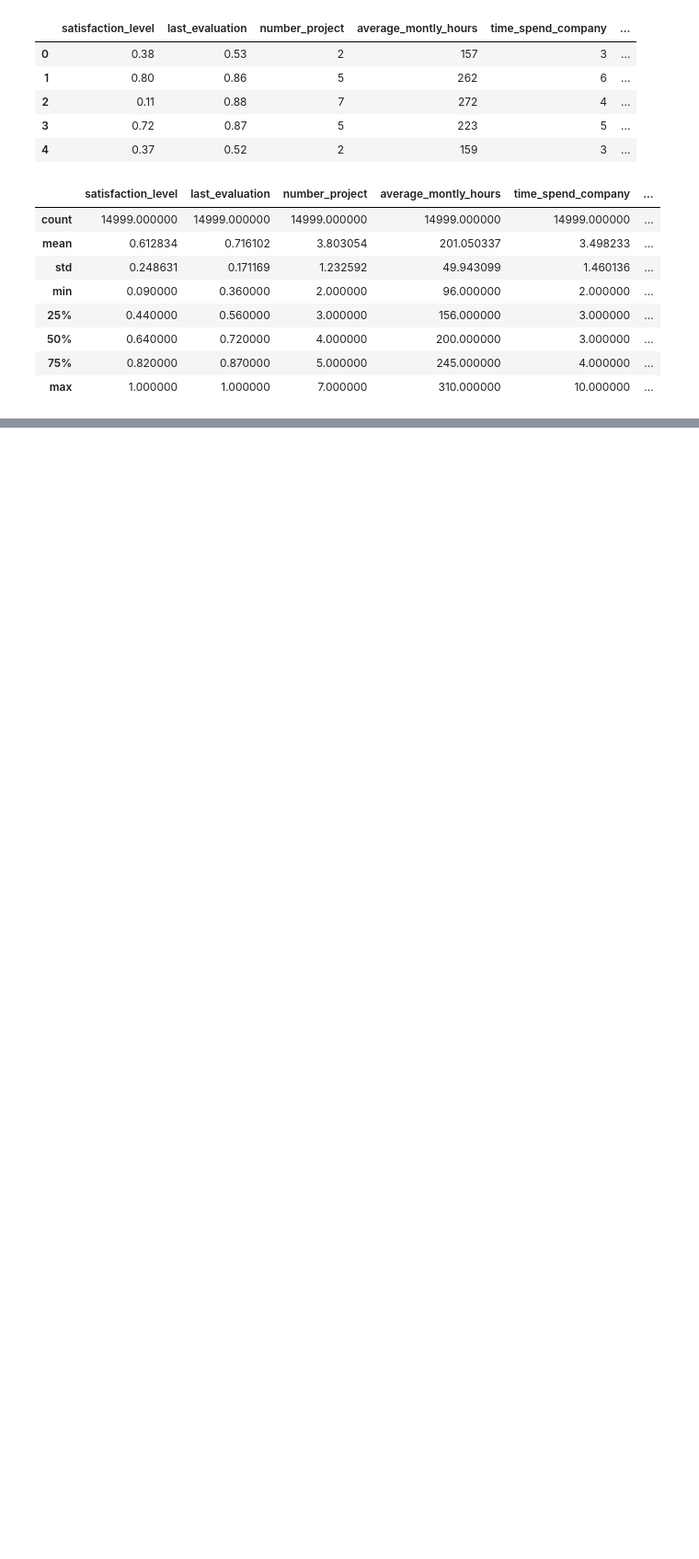
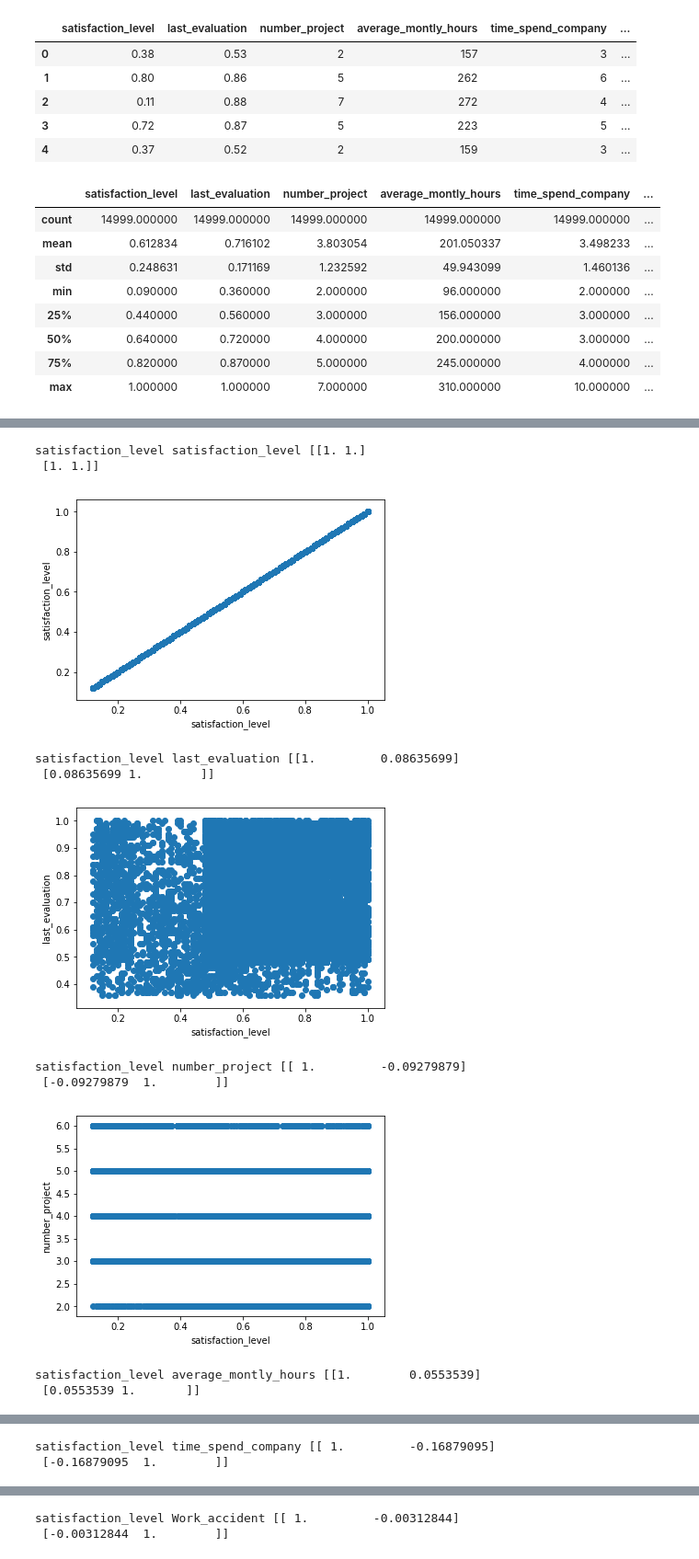
Before and after one commit to myke11j/ml-snippets, a Jupyter notebook: hr-insights/notebook/Employee will leave or not - Logistic Regression.ipynb, the cells around one changed output, grey strips where cells are left out. Shown at 92% size. Drawn from its saved outputs; the diff is of its cells as text; code cells hidden in the pictures; blank space fills up the shorter version.

```diff
--- a/hr-insights/notebook/Employee will leave or not - Logistic Regression.ipynb
+++ b/hr-insights/notebook/Employee will leave or not - Logistic Regression.ipynb
@@ -101,0 +66,24 @@ Name: left, Length: 499, dtype: int64
+# %%
+dfLeftZero = dfLeftZero.iloc[:,:n-2]
+np.seterr(divide='ignore', invalid='ignore')
+for column in dfLeftZero:
+    for column2 in dfLeftZero:
+        X_temp = dfLeftZero[column]
+        y_temp = dfLeftZero[column2]
+        print(column, column2, np.corrcoef(X_temp, y_temp))
+        plt.scatter(X_temp, y_temp)
+        plt.xlabel(column)
+        plt.ylabel(column2)
+        plt.show()
+# %% [output]
+satisfaction_level satisfaction_level [[1. 1.]
+ [1. 1.]]
+[figure, added]
+satisfaction_level last_evaluation [[1.         0.08635699]
+ [0.08635699 1.        ]]
+[figure, added]
+satisfaction_level number_project [[ 1.         -0.09279879]
+ [-0.09279879  1.        ]]
+[figure, added]
+satisfaction_level average_montly_hours [[1.        0.0553539]
+ [0.0553539 1.       ]]
@@ -101,0 +91,2 @@ Name: left, Length: 499, dtype: int64
+satisfaction_level time_spend_company [[ 1.         -0.16879095]
+ [-0.16879095  1.        ]]
@@ -101,0 +94,2 @@ Name: left, Length: 499, dtype: int64
+satisfaction_level Work_accident [[ 1.         -0.00312844]
+ [-0.00312844  1.        ]]
```
Also changed, not shown: parts of 19 cells of this notebook, 3 other files.
